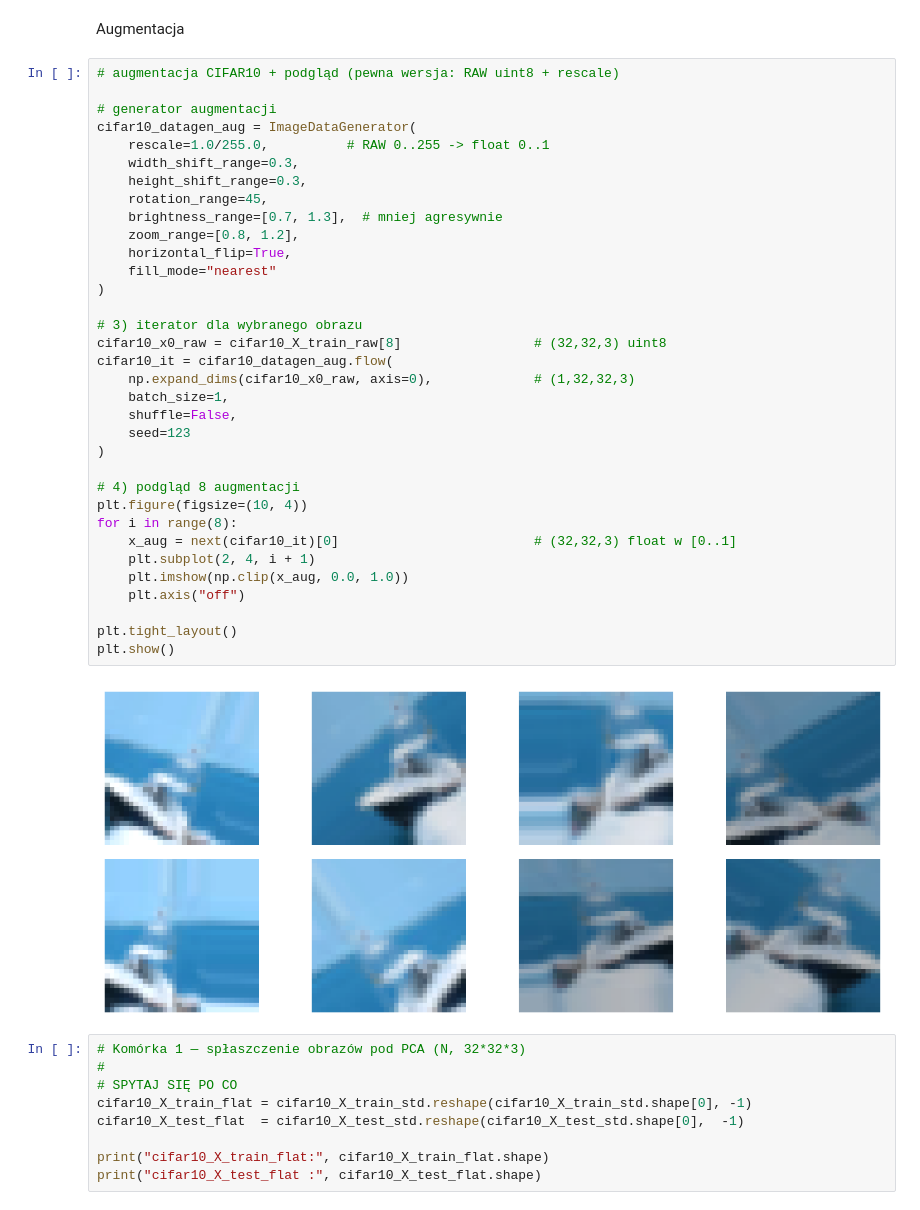
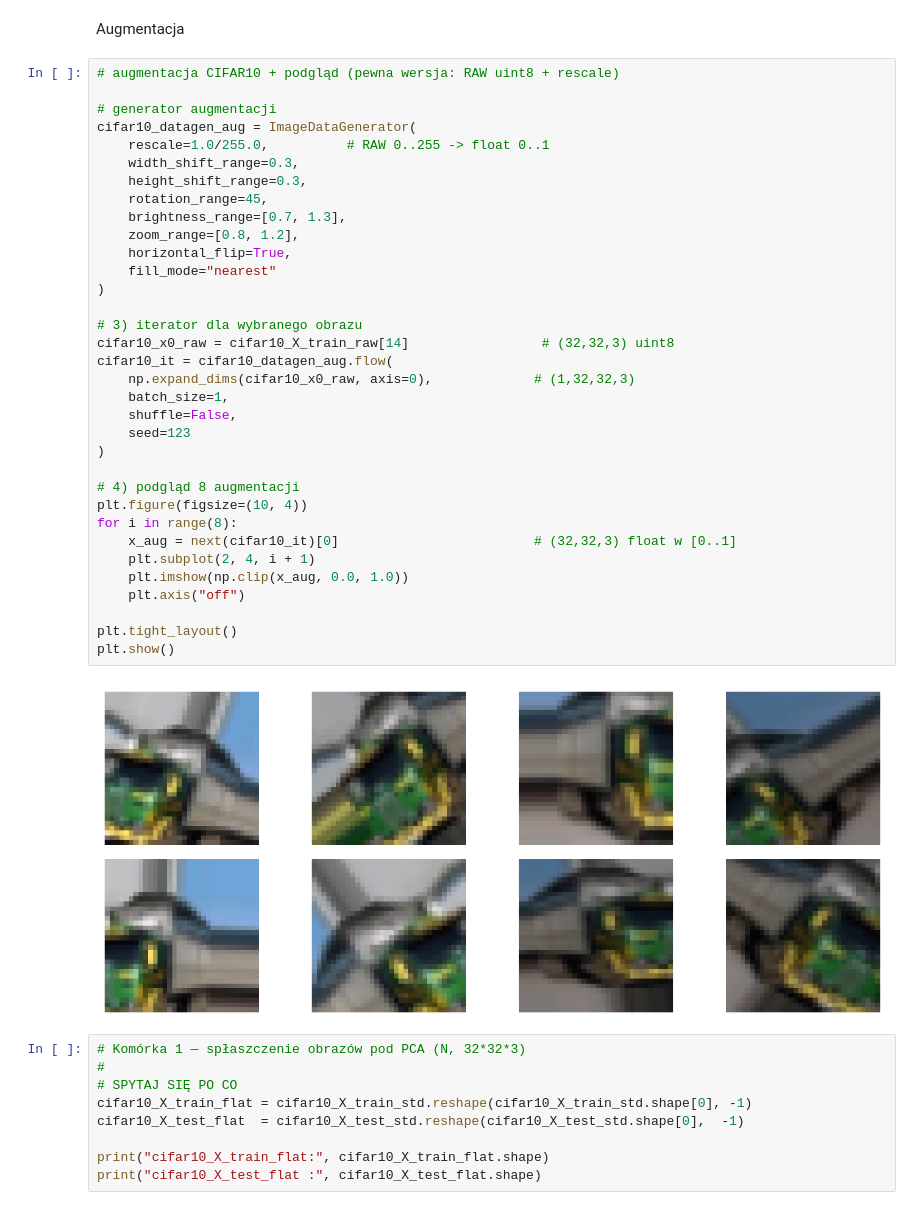
Before and after one commit to Marcin19721205/WSBNeuronowe, a Jupyter notebook: PROJEKT_SIECI_NEURONOWE.ipynb, the cells around one changed output. Drawn from its saved outputs; the diff is of its cells as text.

```diff
--- a/PROJEKT_SIECI_NEURONOWE.ipynb
+++ b/PROJEKT_SIECI_NEURONOWE.ipynb
@@ -101,36 +101,36 @@ Augmentacja
 # generator augmentacji
 cifar10_datagen_aug = ImageDataGenerator(
     rescale=1.0/255.0,          # RAW 0..255 -> float 0..1
     width_shift_range=0.3,
     height_shift_range=0.3,
     rotation_range=45,
-    brightness_range=[0.7, 1.3],  # mniej agresywnie
+    brightness_range=[0.7, 1.3],
     zoom_range=[0.8, 1.2],
     horizontal_flip=True,
     fill_mode="nearest"
 )
 
 # 3) iterator dla wybranego obrazu
-cifar10_x0_raw = cifar10_X_train_raw[8]                 # (32,32,3) uint8
+cifar10_x0_raw = cifar10_X_train_raw[14]                 # (32,32,3) uint8
 cifar10_it = cifar10_datagen_aug.flow(
     np.expand_dims(cifar10_x0_raw, axis=0),             # (1,32,32,3)
     batch_size=1,
     shuffle=False,
     seed=123
 )
 
 # 4) podgląd 8 augmentacji
 plt.figure(figsize=(10, 4))
 for i in range(8):
     x_aug = next(cifar10_it)[0]                         # (32,32,3) float w [0..1]
     plt.subplot(2, 4, i + 1)
     plt.imshow(np.clip(x_aug, 0.0, 1.0))
     plt.axis("off")
 
 plt.tight_layout()
 plt.show()
 # %% [output]
-[figure, old version]
+[figure, new version]
 # %%
 # Komórka 1 — spłaszczenie obrazów pod PCA (N, 32*32*3)
 #
```
Also changed, not shown: parts of 3 cells of this notebook.
